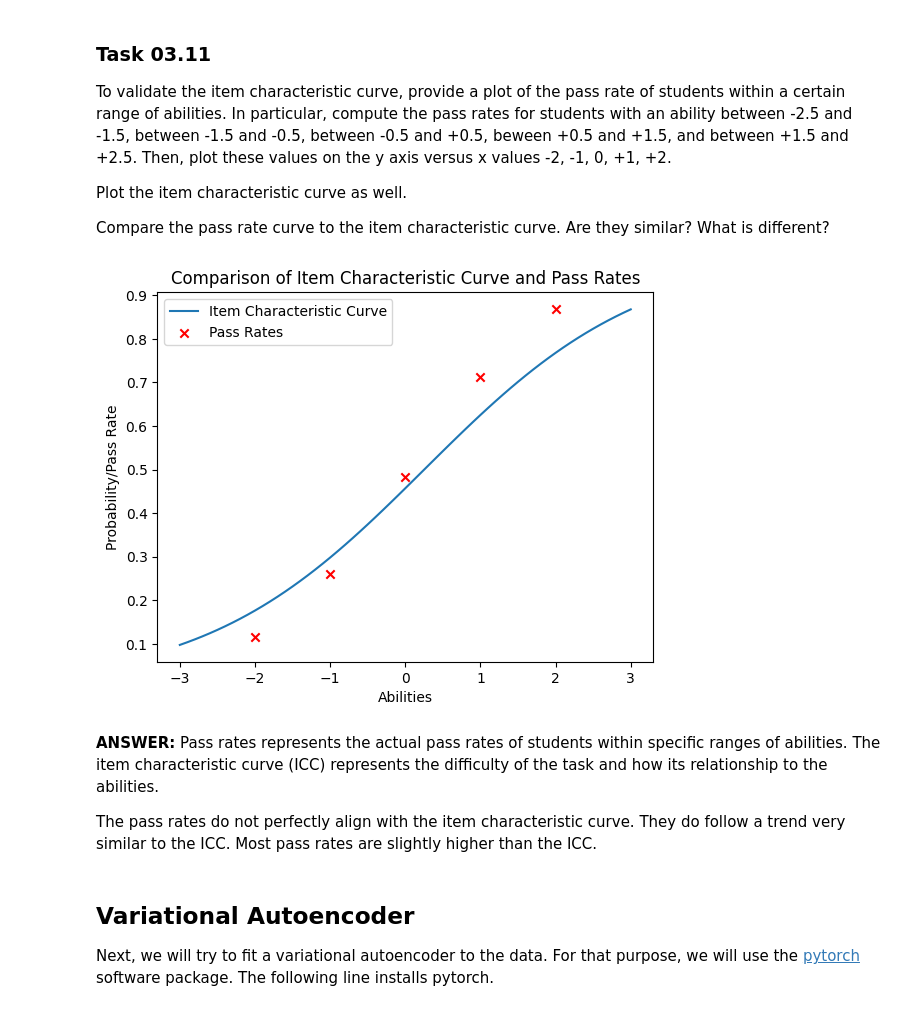
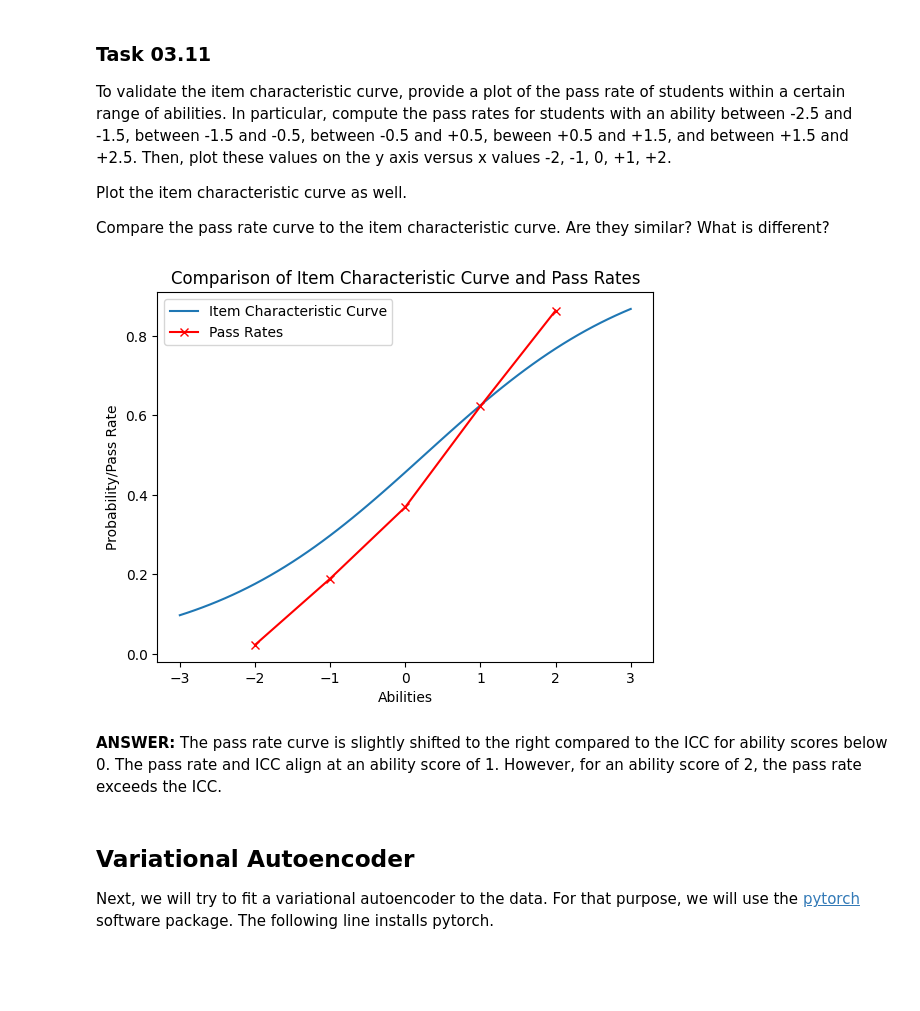
Before and after one commit to malteboettcher/data_mining, a Jupyter notebook: sheet03/sheet03.ipynb, the cells around one changed output. Drawn from its saved outputs; the diff is of its cells as text; code cells hidden in the pictures; blank space fills up the shorter version.

Commit message:
fix task 3.6 and task 3.11

```diff
--- a/sheet03/sheet03.ipynb
+++ b/sheet03/sheet03.ipynb
@@ -165,12 +158,11 @@ pass_rates = []
 
 
 for start, end in ability_ranges:
-    selected_students  = (sample_abilities >= start) & (sample_abilities <= end)
-    print(item_characteristic_curve_lr[selected_students])
-    pass_rates.append(np.mean(item_characteristic_curve_lr[selected_students]))
+    selected_students  = (student_abilities_lr >= start) & (student_abilities_lr < end)
+    pass_rates.append(np.mean(student_pass_rates[selected_students]))
 
 plt.plot(sample_abilities, item_characteristic_curve_lr, label='Item Characteristic Curve')
-plt.scatter([-2, -1, 0, 1, 2], pass_rates, label='Pass Rates', color="red", marker='x')
+plt.plot([-2, -1, 0, 1, 2], pass_rates, label='Pass Rates', color="red", marker='x')
 plt.xlabel('Abilities')
 plt.ylabel('Probability/Pass Rate')
 plt.title('Comparison of Item Characteristic Curve and Pass Rates')
@@ -322,25 +302,23 @@ Compare the pass rate curve to the item characteristic curve. Are they similar?
 # %%
 
 pass_rates_2p = []
 for start, end in ability_ranges:
-    selected_students  = (sample_abilities >= start) & (sample_abilities <= end)
-    pass_rates_2p.append(np.mean(item_characteristic_curve_2p[selected_students]))
+    selected_students  = (irt_2p_model['Ability'] >= start) & (irt_2p_model['Ability'] < end)
+    pass_rates_2p.append(np.mean(student_pass_rates[selected_students]))
+
 
 plt.plot(sample_abilities, item_characteristic_curve_2p, label='Item Characteristic Curve')
-plt.scatter([-2, -1, 0, 1, 2], pass_rates, label='Pass Rates', color="red", marker='x')
+plt.plot([-2, -1, 0, 1, 2], pass_rates_2p, label='Pass Rates', color="red", marker='x')
 plt.xlabel('Abilities')
 plt.ylabel('Probability/Pass Rate')
 plt.title('Comparison of Item Characteristic Curve and Pass Rates')
 plt.legend()
 plt.show()
 # %% [output]
-[figure, old version]
+[figure, new version]
 # %% [markdown]
 **ANSWER:**
-Pass rates represents the actual pass rates of students within specific ranges of abilities.
-The item characteristic curve (ICC) represents the difficulty of the task and how its relationship to the abilities.
-
-The pass rates do not perfectly align with the item characteristic curve. They do follow a trend very similar to the ICC. Most pass rates are slightly higher than the ICC.
+The pass rate curve is slightly shifted to the right compared to the ICC for ability scores below 0. The pass rate and ICC align at an ability score of 1. However, for an ability score of 2, the pass rate exceeds the ICC.
 # %% [markdown]
 ## Variational Autoencoder
 
```
Also changed, not shown: parts of 7 cells of this notebook.
